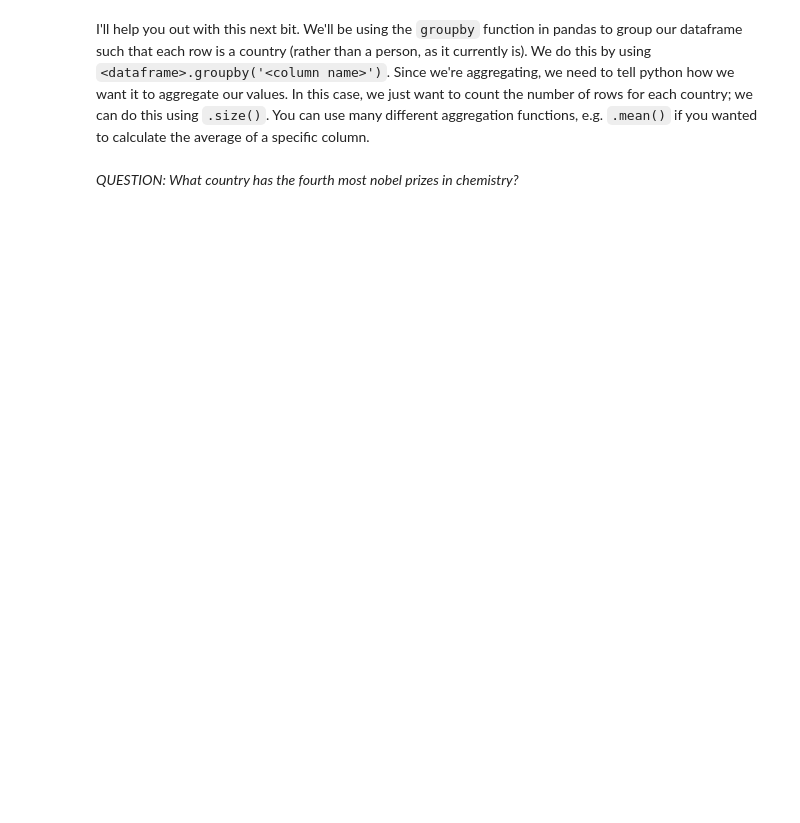
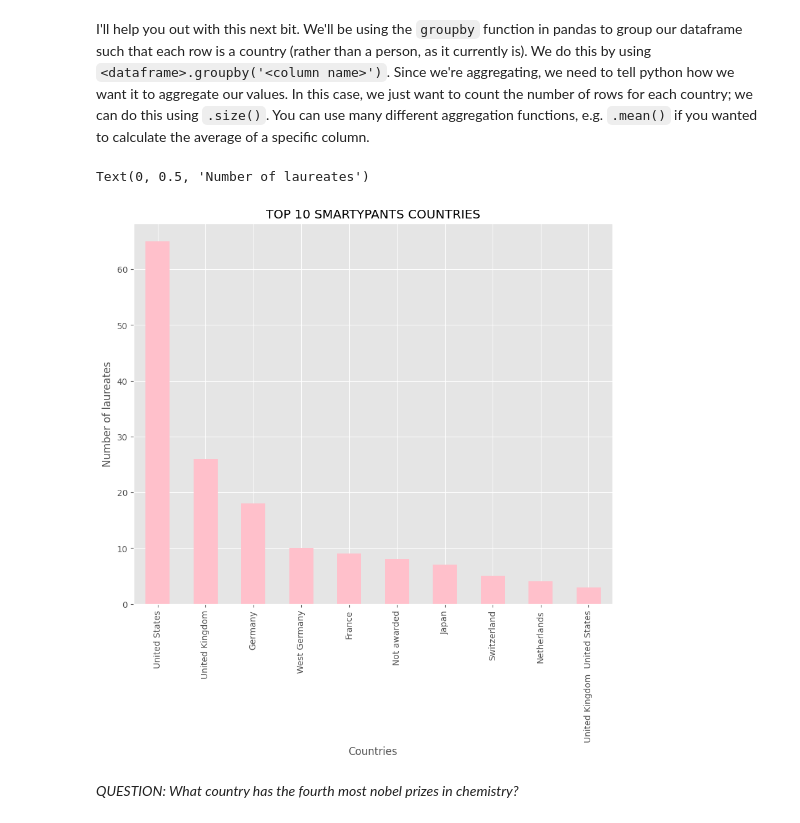
Before and after one commit to solo-marina/QM2, a Jupyter notebook: notebooks/W02. Pandas.ipynb, the cells around one changed output. Saved outputs shown, nothing was run; the diff lists cells and outputs as text; code cells hidden in the pictures; blank space fills up the shorter version.

```diff
--- a/notebooks/W02. Pandas.ipynb
+++ b/notebooks/W02. Pandas.ipynb
@@ -398,5 +452,13 @@ And there we have it; a nicely formatted dataframe ready for analysis, straight
 Using the following URL https://en.wikipedia.org/wiki/List_of_Nobel_laureates_in_Chemistry create a plot of the top 10 countries in terms of nobel laureates. First, follow the steps below:
 # %%
 # scrape the table of Nobel Laureates in Chemistry using read_html. remember, this gives us a LIST of dataframes! lets call this list chem_tables
+url='https://en.wikipedia.org/wiki/List_of_Nobel_laureates_in_Chemistry'
+chemtables=pandas.read_html(url)
+print(chemtables)
+chem=chemtables[0]
+chem
+
+
+
 
 # select the first dataframe from this list and call it chem
@@ -405,10 +498,18 @@ I'll help you out with this next bit. We'll be using the `groupby` function in p
 # %%
 # here, we're creating a new dataframe called 'country' in which each row is a country, and the values represent the number of nobel laureates.
 countries=chem.groupby('Country[B]').size()
 
 #now let's sort it in descending order
 countries.sort_values(ascending=False)
 
 # finally, plot the top 10 countries
+givingup=(countries.sort_values(ascending=False)).iloc[:10]
+givingup.plot.bar(color={'pink'})
+plt.title('TOP 10 SMARTYPANTS COUNTRIES')
+plt.xlabel('Countries')
+plt.ylabel('Number of laureates')
+# %% [output]
+Text(0, 0.5, 'Number of laureates')
+[figure, added]
 # %% [markdown]
 *QUESTION: What country has the fourth most nobel prizes in chemistry?*
```
Also changed, not shown: parts of 13 cells of this notebook.
